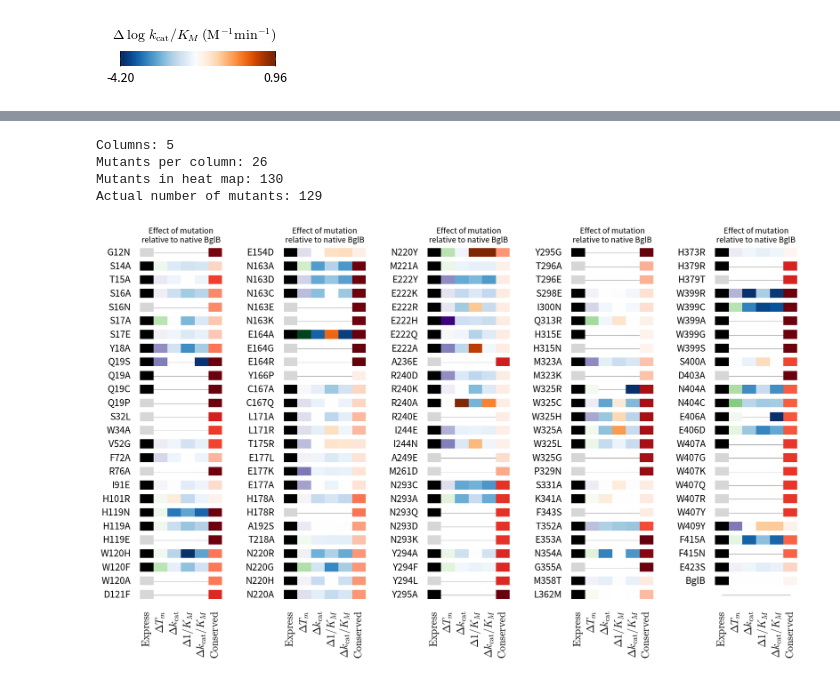
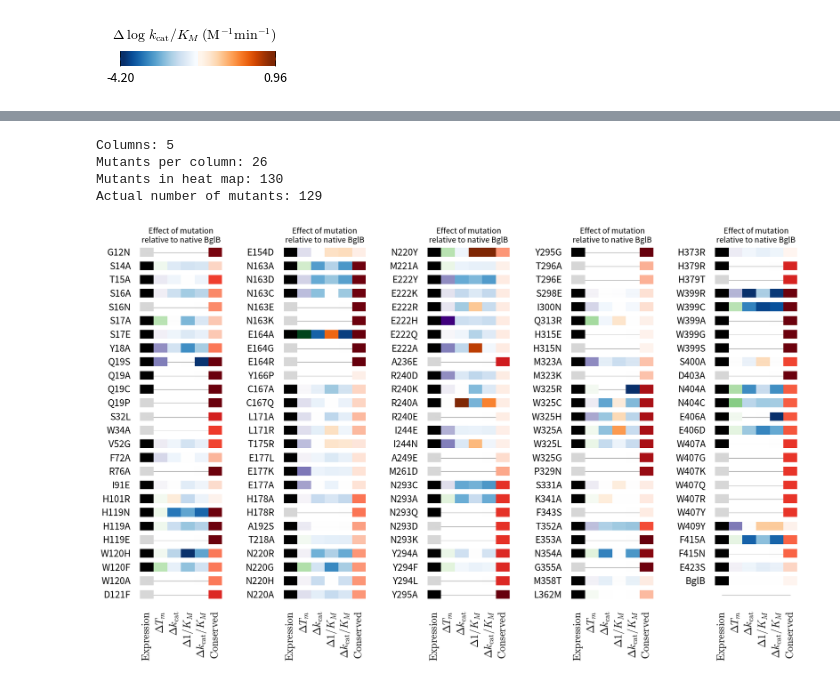
Before and after one commit to dacarlin/bglb_thermal, a Jupyter notebook: adjustable_col_heat_map.ipynb, the cells around one changed output, grey strips where cells are left out. Cells and saved outputs as stored; diff of their text form; code cells hidden in the pictures.

```diff
--- a/adjustable_col_heat_map.ipynb
+++ b/adjustable_col_heat_map.ipynb
@@ -109,3 +112,34 @@ my_array = np.array( my_list )
 [figure]
 [figure]
 [figure]
+# %%
+# colorbars with actual values
+for nm, label, pos_cmap, neg_cmap in bars:
+
+    fig, ax = plt.subplots( 1, 2, figsize=(2,1) )
+    fig.suptitle( label )
+
+    pos_max = df['target_{}'.format(nm)].max()
+    neg_max = df['target_{}'.format(nm)].min()
+
+    pos_vals = np.linspace( 0, pos_max, 10 )
+    neg_vals = np.linspace( abs(neg_max), 0, 10 )
+
+    ax[0].imshow( np.vstack(2*[neg_vals]), cmap=neg_cmap, extent=(0,10,0,2) )
+    ax[1].imshow( np.vstack(2*[pos_vals]), cmap=pos_cmap, extent=(0,10,0,2) )
+    ax[0].set_xlim( 0, 10 )
+    ax[1].set_xlim( 0, 10 )
+
+    ax[0].set_xticks([0])
+    neg_val = df[nm].min()
+    ax[0].set_xticklabels(['{0:2.2f}\n{1:2.2f}'.format(neg_max,neg_val)])
+    ax[0].set_yticks([])
+
+    ax[1].set_xticks([10])
+    pos_val = df[nm].max()
+    ax[1].set_xticklabels(['{0:2.2f}\n{1:2.2f}'.format(pos_max, pos_val)])
+    ax[1].set_yticks([])
+
+    fig.subplots_adjust( wspace=0, top=1.2 )
+    fig.savefig( 'paper_draft/fig/legend_{}.png'.format( short_name ), dpi=600 )
+    fig.show()
@@ -112,33 +183,33 @@ my_array = np.array( my_list )
 # %%
-#plt.style.use( 'bmh' )
-
+# layout
 cols = 5
 c = math.ceil( len( df ) / cols )
 print( 'Columns: {}\nMutants per column: {}\nMutants in heat map: {}\nActual number of mutants: {}\n'.format( cols, c, cols*c, len(df) ) )
+
+# heat map figure
 fig, axes = plt.subplots( 1, cols, figsize=( cols * 4, c * 4 ) )
-
 for i, ax in enumerate( axes ):
     ax.imshow( X=my_array[i*c:(i*c)+c,:], interpolation='none', origin='upper', aspect='equal', zorder=1 )
     index = list( range( len( df ) ) )
     ax.set_title( 'Effect of mutation\nrelative to native BglB', fontsize='x-large' )
     ax.set_yticks( index[:c] )
     ax.set_yticklabels( df.index[i*c:(i*c)+c], fontsize='xx-large' )
     ax.tick_params( length=0 )
-    my_labels = ( '', r'$\mathrm{Express}$', r'$\Delta T_m$', r'$\Delta k_\mathrm{{cat}}$', r'$\Delta 1/K_M$', '$\Delta k_\mathrm{{cat}}/K_M$', r'$\mathrm{Conserved}$' )
+    my_labels = ( '', r'$\mathrm{Expression}$', r'$\Delta T_m$', r'$\Delta k_\mathrm{{cat}}$', r'$\Delta 1/K_M$', '$\Delta k_\mathrm{{cat}}/K_M$', r'$\mathrm{Conserved}$' )
     ax.set_xticklabels( my_labels, fontsize='xx-large', rotation=90 )
     # white lines
     for i in range( c+1 ):
         ax.plot( (-0.4,6), (i-.55,i-.55), linewidth=8, color='white', zorder=2 )
     # black lines
     for i in range( c+1 ):
         ax.plot( (0,5), (i,i), linewidth=0.5, color='gray', zorder=0 )
 
 fig.subplots_adjust( wspace=.1*cols, )
-fig.savefig( 'paper_draft/fig/fig_2_heat_map.png' )
+#fig.savefig( 'paper_draft/fig/fig_2_heat_map.png' )
 plt.show()
 # %% [output]
 Columns: 5
 Mutants per column: 26
 Mutants in heat map: 130
 Actual number of mutants: 129
-[figure, old version]
+[figure, new version]
```
Also changed, not shown: parts of 6 cells of this notebook, 11 other files.
